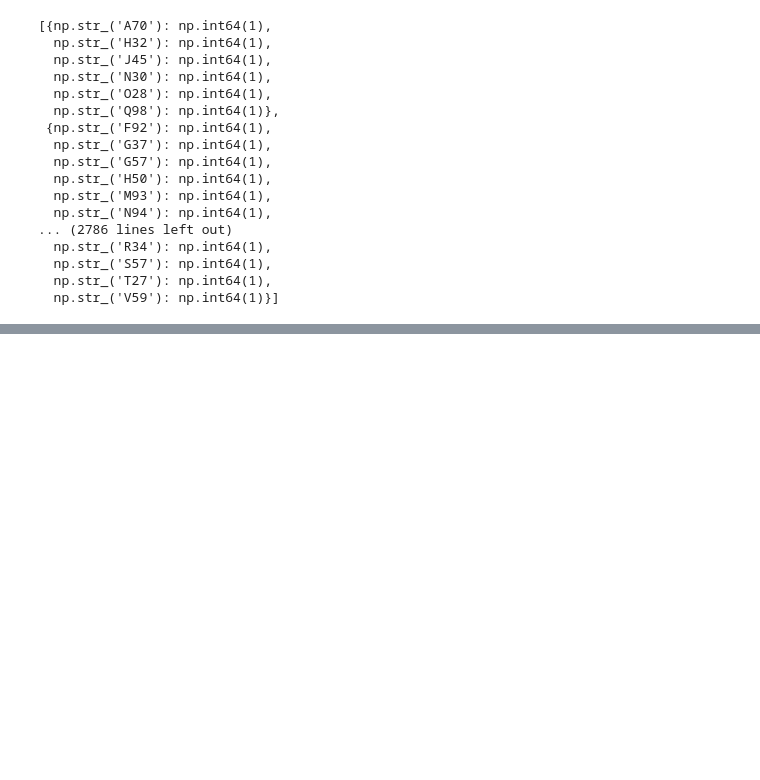
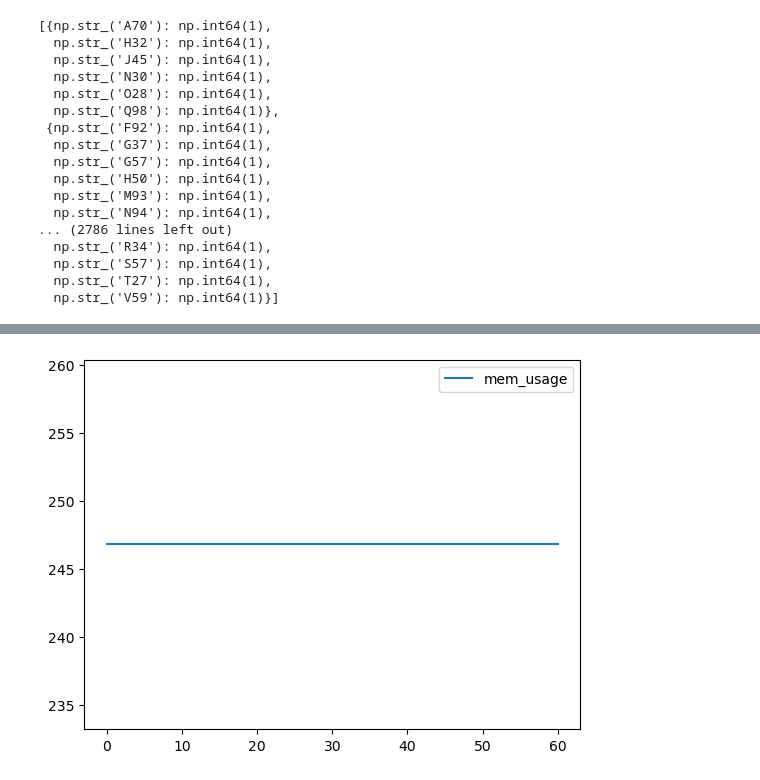
Before and after one commit to rekm/cksets, a Jupyter notebook: notebooks/playground.ipynb, the cells around one changed output, grey strips where cells are left out. Cells and saved outputs as stored; diff of their text form; code cells hidden in the pictures; blank space fills up the shorter version.

```diff
--- a/notebooks/playground.ipynb
+++ b/notebooks/playground.ipynb
@@ -61,3 +72,9 @@ initial_hist
+# %%
+mem_usage = pd.DataFrame({"mem_usage": memory_usage((cksets.cluster,(data, K, MAX_HIST_LENGTH, None, 50), {"hist_rebuild":"memorize"}), interval=0.01)})
+ax2 = mem_usage.plot()
+ax2.ticklabel_format(useOffset=False)
+# %% [output]
+[figure, added]
 # %%
 ksets.LOG_ENABLE = False
 ksets.LOG_ITERCOUNT = 1
```
Also changed, not shown: parts of 10 cells of this notebook, 1 other file.
